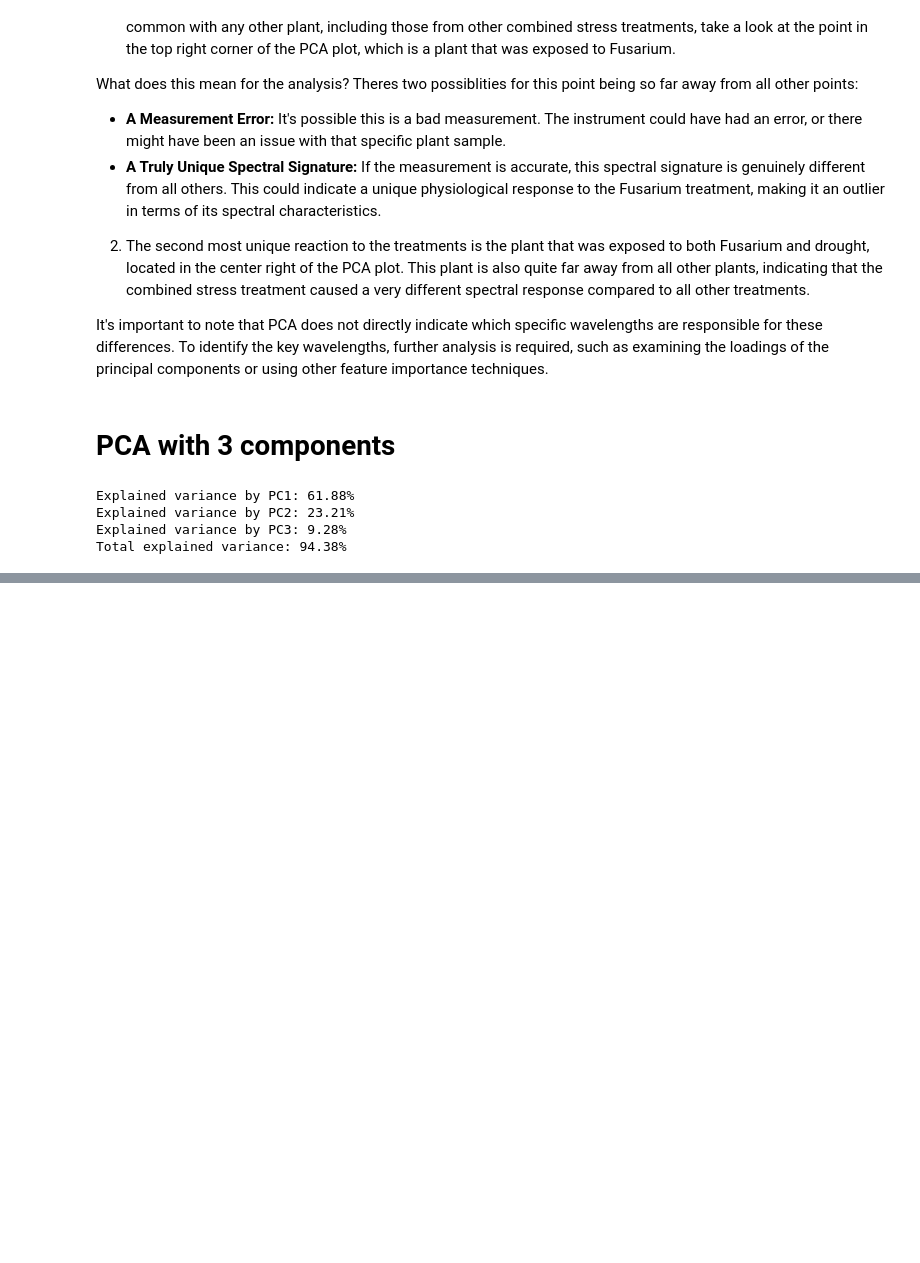
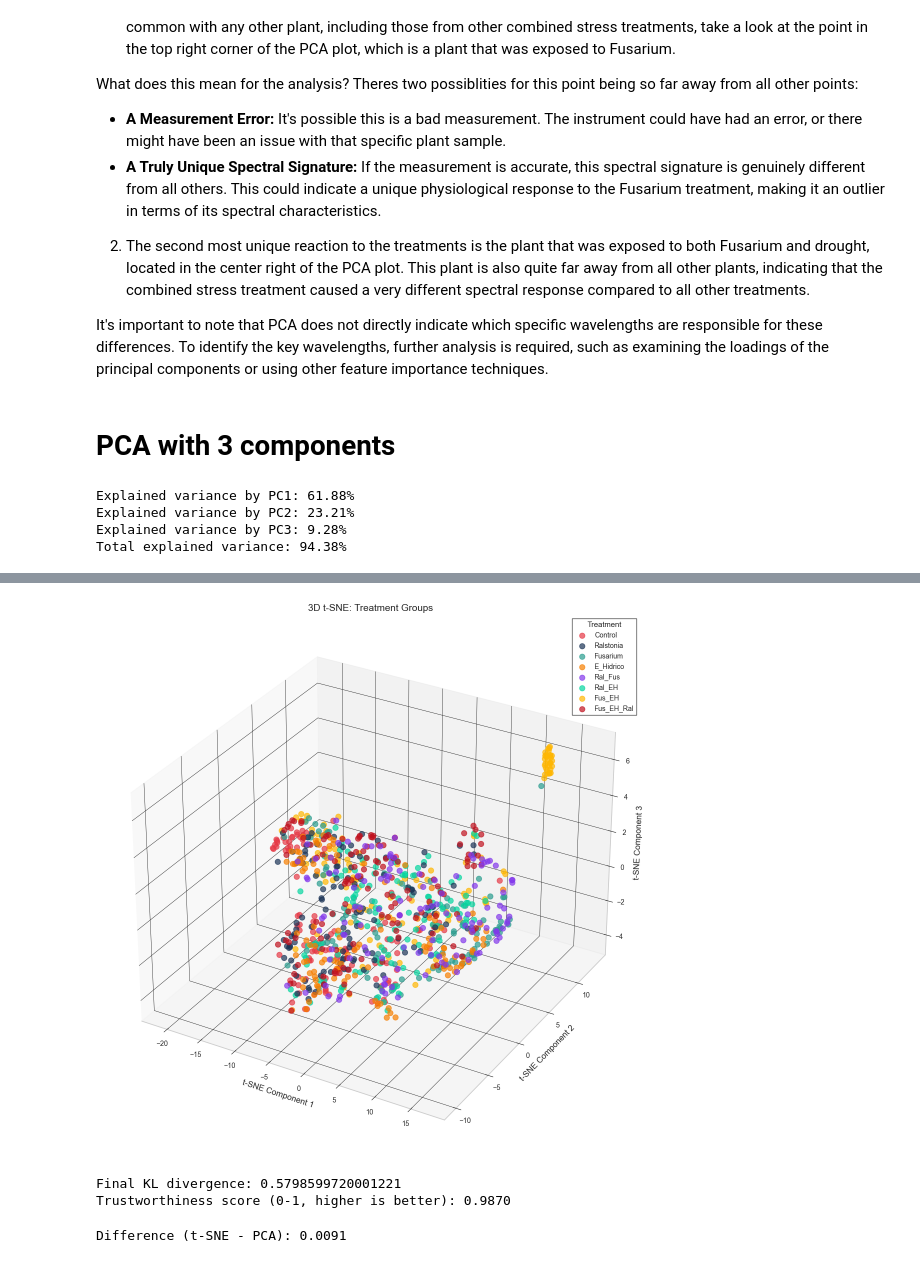
Before and after one commit to RicardoLoperaV/Computacion-Grafica-y-Visualizacion-Cientifica, a Jupyter notebook: 3. Datos, Color y Transformaciones/Dimensionality_Reduction.ipynb, the cells around one changed output, grey strips where cells are left out. Saved outputs shown, nothing was run; the diff lists cells and outputs as text; code cells hidden in the pictures; blank space fills up the shorter version.

```diff
--- a/3. Datos, Color y Transformaciones/Dimensionality_Reduction.ipynb
+++ b/3. Datos, Color y Transformaciones/Dimensionality_Reduction.ipynb
@@ -464,0 +531,40 @@ plt.show()
+# %%
+tsne_3d = TSNE(n_components=3, perplexity=30, random_state=42)
+tsne_results_3d = tsne_3d.fit_transform(wavelength_data)
+
+# Create 3D plot (similar to your PCA 3D visualization)
+fig = plt.figure(figsize=(18, 14))
+ax = fig.add_subplot(111, projection='3d')
+
+# Plot each treatment
+for treatment in tsne_df['Tratamiento'].unique():
+    subset = pd.DataFrame(tsne_results_3d)[df['Tratamiento'] == treatment]
+    ax.scatter(subset[0], subset[1], subset[2],
+              label=treatment, alpha=0.7, s=60)
+
+ax.set_xlabel('t-SNE Component 1')
+ax.set_ylabel('t-SNE Component 2')
+ax.set_zlabel('t-SNE Component 3')
+ax.set_title('3D t-SNE: Treatment Groups')
+ax.legend(title='Treatment')
+plt.show()
+# %% [output]
+[figure, added]
+# %%
+#  Kullback-Leibler Divergence (lower is better)
+kl_divergence_3d = tsne_3d.kl_divergence_
+print(f"Final KL divergence: {kl_divergence_3d}")
+
+# Trustworthiness and Continuity
+tsne_3d_trust_score = trustworthiness(wavelength_data, tsne_results_3d, n_neighbors=30)
+print(f"Trustworthiness score (0-1, higher is better): {tsne_3d_trust_score:.4f}")
+# %% [output]
+Final KL divergence: 0.5798599720001221
+Trustworthiness score (0-1, higher is better): 0.9870
+# %%
+# Lets compare PCA 3D vs t-SNE 3D using the same metrics
+
+# Display the difference
+print(f"Difference (t-SNE - PCA): {tsne_3d_trust_score - pca_3d_trust_score:.4f}")
+# %% [output]
+Difference (t-SNE - PCA): 0.0091
```
Also changed, not shown: parts of 17 cells of this notebook.
